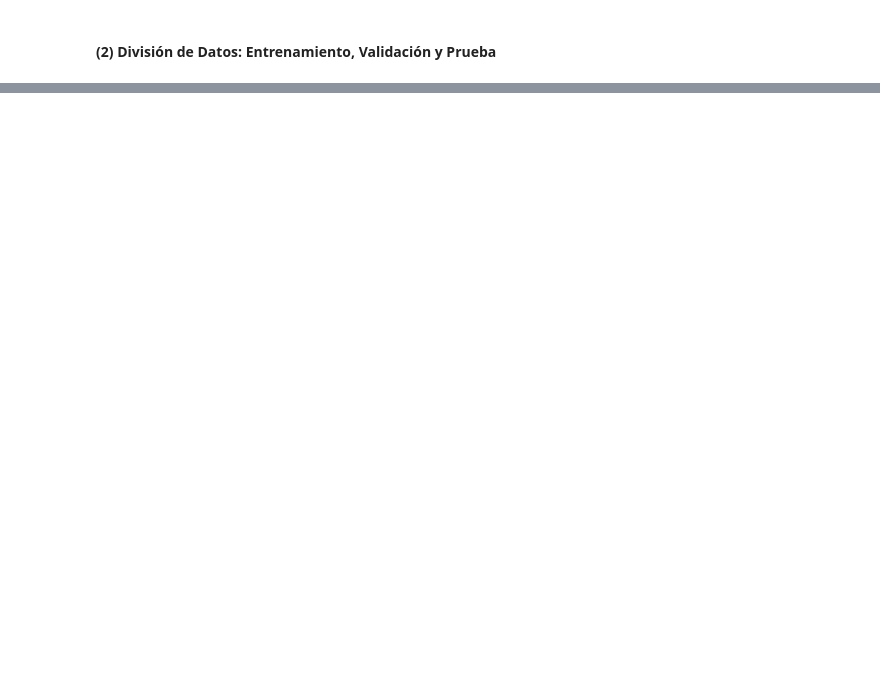
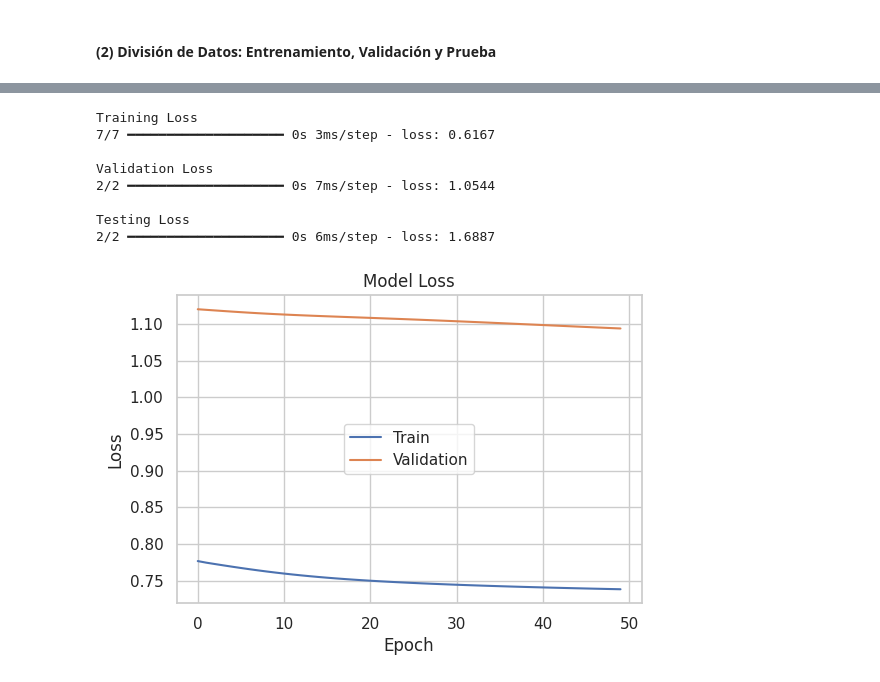
Before and after one commit to Andrea-gt/time-series-dl, a Jupyter notebook: fuel_gt_analysis.ipynb, the cells around one changed output, grey strips where cells are left out. Saved outputs shown, nothing was run; the diff lists cells and outputs as text; code cells hidden in the pictures; blank space fills up the shorter version.

Commit message:
feat: LSTM Models & Hyperparameter Tuning

```diff
--- a/fuel_gt_analysis.ipynb
+++ b/fuel_gt_analysis.ipynb
@@ -386,9 +415,9 @@ def supervised_series(series, lags=1):
     return np.array(input_series), np.array(output_series)
 # %%
 # Diesel Consumption Data
-x_train_diesel, y_train_diesel = supervised_series(train_diesel)
-x_val_diesel, y_val_diesel = supervised_series(val_diesel)
-x_test_diesel, y_test_diesel = supervised_series(test_diesel)
+x_train_consumption, y_train_consumption = supervised_series(train_consumption)
+x_val_consumption, y_val_consumption = supervised_series(val_consumption)
+x_test_consumption, y_test_consumption = supervised_series(test_consumption)
 
 # Regular Fuel Importation Data
 x_train_regular, y_train_regular = supervised_series(train_regular)
@@ -403,0 +485,14 @@ x_test_price, y_test_price = supervised_series(test_price)
+# %%
+def init_model(param_dict, name=None):
+  inputs = keras.layers.Input((param_dict["step"], param_dict["features"]))
+  lstm_out = keras.layers.LSTM(param_dict["units"])(inputs)
+  outputs = keras.layers.Dense(1)(lstm_out)
+
+  model = keras.Model(inputs=inputs, outputs=outputs)
+  if name:
+    model.name = name
+  model.summary()
+
+  model.compile(loss='mean_squared_error', optimizer=param_dict["optimizer"])
+
+  return model
@@ -403,0 +533,16 @@ x_test_price, y_test_price = supervised_series(test_price)
+# %%
+first_params = {
+    "batch": 1,
+    "units": 1,
+    "step": 1,
+    "features": 1,
+    "optimizer": "adam",
+}
+
+second_params = {
+    "batch": 1,
+    "units": 5,
+    "step": 1,
+    "features": 1,
+    "optimizer": "sgd",
+}
@@ -403,0 +551,4 @@ x_test_price, y_test_price = supervised_series(test_price)
+# %%
+consumption_model = init_model(first_params, "consumption_model")
+regular_model = init_model(first_params, "importation_model")
+price_model = init_model(first_params, "price_model")
@@ -403,0 +593,12 @@ x_test_price, y_test_price = supervised_series(test_price)
+# %%
+fit_model(consumption_model, consumption_dataset, 50, first_params["batch"])
+# %% [output]
+Training Loss
+7/7 ━━━━━━━━━━━━━━━━━━━━ 0s 3ms/step - loss: 0.6167
+
+Validation Loss
+2/2 ━━━━━━━━━━━━━━━━━━━━ 0s 7ms/step - loss: 1.0544
+
+Testing Loss
+2/2 ━━━━━━━━━━━━━━━━━━━━ 0s 6ms/step - loss: 1.6887
+[figure, added]
```
Also changed, not shown: parts of 35 cells of this notebook.
